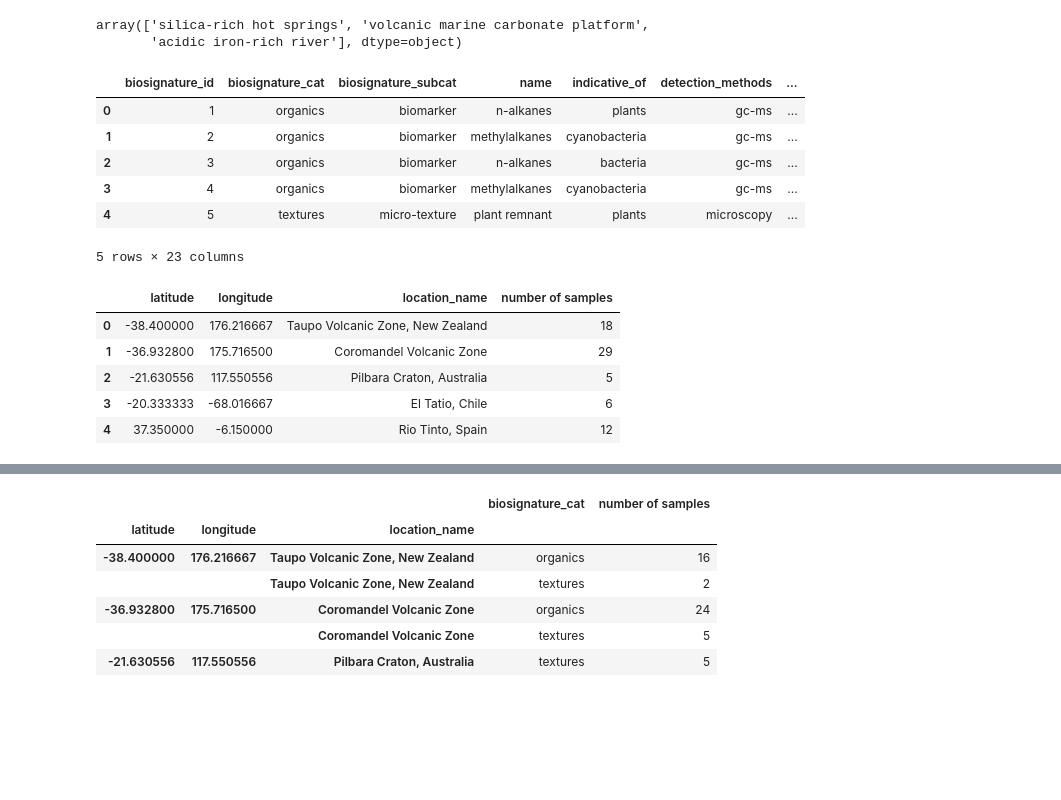
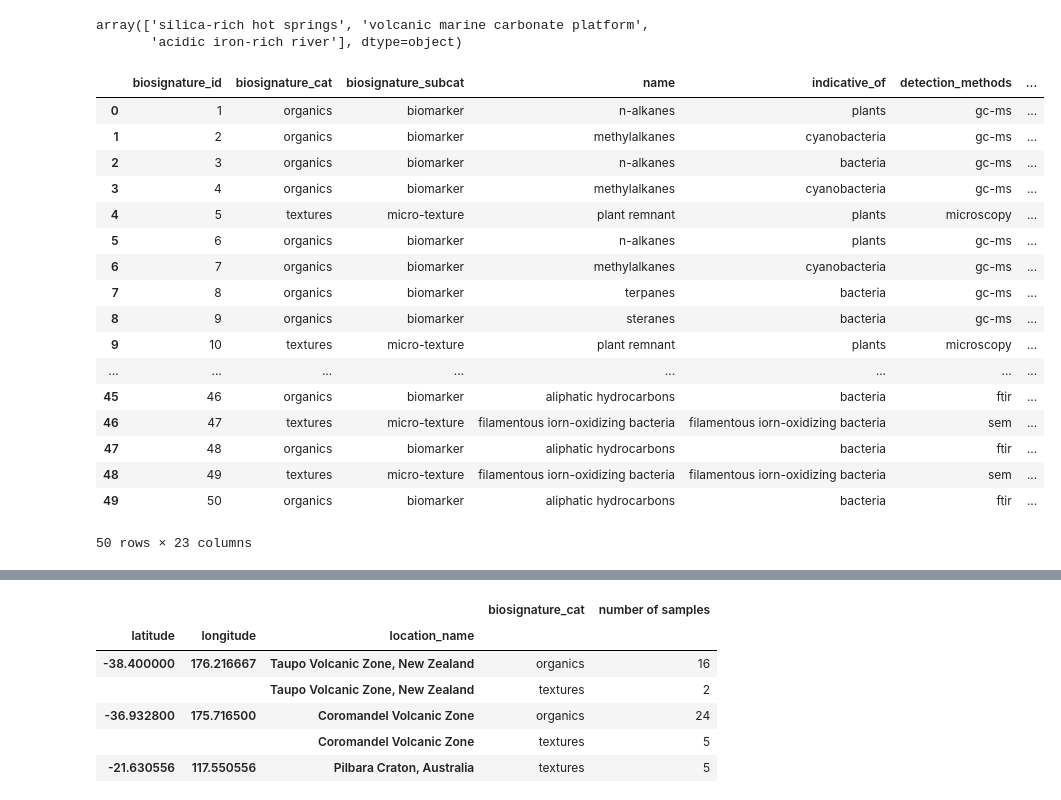
Before and after one commit to jhupiterz/biosignatureDB, a Jupyter notebook: notebooks/csv.ipynb, the cells around one changed output, grey strips where cells are left out. Saved outputs shown, nothing was run; the diff lists cells and outputs as text; code cells hidden in the pictures; blank space fills up the shorter version.

```diff
--- a/notebooks/csv.ipynb
+++ b/notebooks/csv.ipynb
@@ -137,21 +134,23 @@ bio_df.paleoenvironment.unique()
 array(['silica-rich hot springs', 'volcanic marine carbonate platform',
        'acidic iron-rich river'], dtype=object)
 # %%
-bio_df.head()
+bio_df
 # %% [output]
 |  | biosignature_id | biosignature_cat | biosignature_subcat | name | indicative_of | detection_methods | ... |
 | 0 | 1 | organics | biomarker | n-alkanes | plants | gc-ms | ... |
 | 1 | 2 | organics | biomarker | methylalkanes | cyanobacteria | gc-ms | ... |
 | 2 | 3 | organics | biomarker | n-alkanes | bacteria | gc-ms | ... |
 | 3 | 4 | organics | biomarker | methylalkanes | cyanobacteria | gc-ms | ... |
 | 4 | 5 | textures | micro-texture | plant remnant | plants | microscopy | ... |
+| 5 | 6 | organics | biomarker | n-alkanes | plants | gc-ms | ... |
+| 6 | 7 | organics | biomarker | methylalkanes | cyanobacteria | gc-ms | ... |
+| 7 | 8 | organics | biomarker | terpanes | bacteria | gc-ms | ... |
+| 8 | 9 | organics | biomarker | steranes | bacteria | gc-ms | ... |
+| 9 | 10 | textures | micro-texture | plant remnant | plants | microscopy | ... |
+| ... | ... | ... | ... | ... | ... | ... | ... |
+| 45 | 46 | organics | biomarker | aliphatic hydrocarbons | bacteria | ftir | ... |
+| 46 | 47 | textures | micro-texture | filamentous iorn-oxidizing bacteria | filamentous iorn-oxidizing bacteria | sem | ... |
+| 47 | 48 | organics | biomarker | aliphatic hydrocarbons | bacteria | ftir | ... |
+| 48 | 49 | textures | micro-texture | filamentous iorn-oxidizing bacteria | filamentous iorn-oxidizing bacteria | sem | ... |
+| 49 | 50 | organics | biomarker | aliphatic hydrocarbons | bacteria | ftir | ... |
-5 rows × 23 columns
+50 rows × 23 columns
-# %%
-bio_df.groupby(['latitude', 'longitude', 'location_name'], as_index=False).sum()[['latitude', 'longitude', 'location_name', 'number of samples']]
-# %% [output]
-|  | latitude | longitude | location_name | number of samples |
-| 0 | -38.400000 | 176.216667 | Taupo Volcanic Zone, New Zealand | 18 |
-| 1 | -36.932800 | 175.716500 | Coromandel Volcanic Zone | 29 |
-| 2 | -21.630556 | 117.550556 | Pilbara Craton, Australia | 5 |
-| 3 | -20.333333 | -68.016667 | El Tatio, Chile | 6 |
-| 4 | 37.350000 | -6.150000 | Rio Tinto, Spain | 12 |
```
Also changed, not shown: parts of 8 cells of this notebook, 4 other files.
